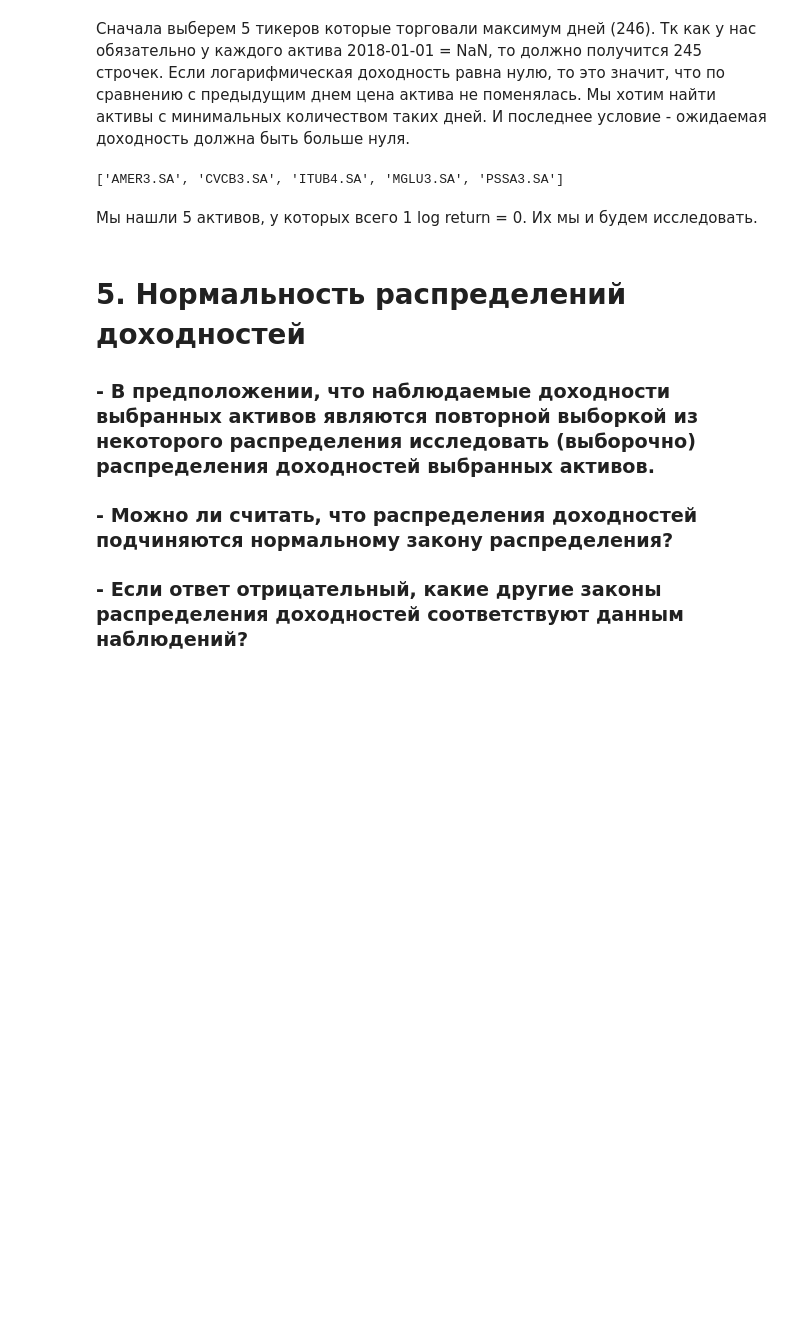
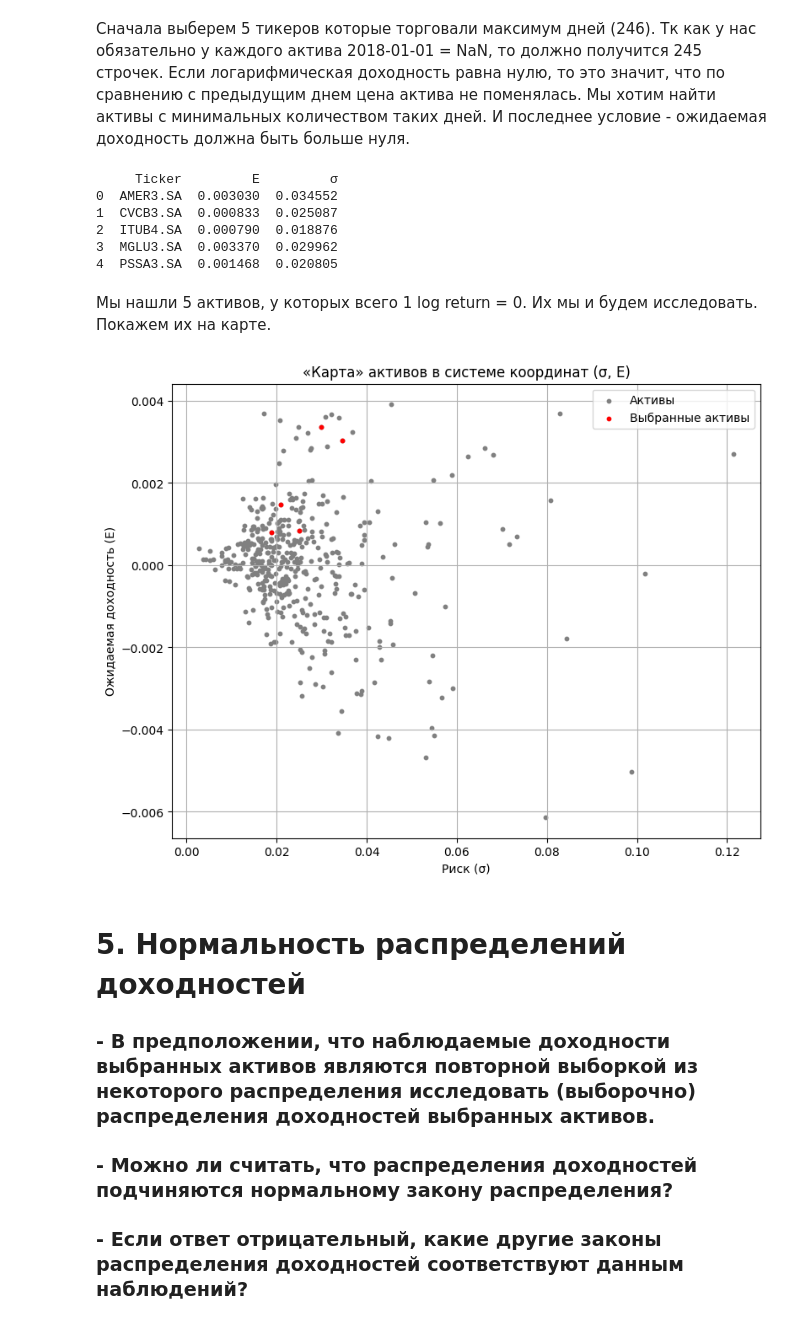
Before and after one commit to AkyLkaNastya/stock-market-analysis, a Jupyter notebook: Часть 1/report.ipynb, the cells around one changed output. Saved outputs shown, nothing was run; the diff lists cells and outputs as text; code cells hidden in the pictures; blank space fills up the shorter version.

```diff
--- a/Часть 1/report.ipynb
+++ b/Часть 1/report.ipynb
@@ -140,0 +111,31 @@ def historicalCVaR(returns, alpha):
+# %%
+from scipy.stats import norm
+
+confidence_level = 95
+
+def monte_carlo_simulation(returns, num_simulations=10000):
+    mean = returns.mean()
+    std_dev = returns.std()
+    simulated_returns = np.random.normal(mean, std_dev, (num_simulations, len(returns)))
+    return simulated_returns
+
+def calculate_historical_var_cvar(returns, confidence_level):
+    var = -np.percentile(returns, 100 - confidence_level)
+    losses = -returns
+    var_threshold = np.percentile(losses, confidence_level)
+    cvar = losses[losses >= var_threshold].mean()
+    return var, cvar
+
+def calculate_parametric_var_cvar(returns, confidence_level):
+    mean = returns.mean()
+    std_dev = returns.std()
+    var = -norm.ppf(1 - confidence_level / 100) * std_dev + mean
+    cvar = -mean + std_dev * norm.pdf(norm.ppf(confidence_level / 100)) / (1 - confidence_level / 100)
+    return var, cvar
+
+def calculate_monte_carlo_var_cvar(simulated_returns, confidence_level):
+    var = -np.percentile(simulated_returns, 100 - confidence_level, axis=0)
+    losses = -simulated_returns
+    var_threshold = np.percentile(losses, confidence_level, axis=0)
+    cvar = losses[losses >= var_threshold].mean(axis=0)
+    return var, cvar
@@ -155,11 +253,30 @@ for ticker in tickers:
     if len(selected_tickers) >= 5:
         break
 
-print(selected_tickers)
+selected = find_E_n_sigma(data, selected_tickers)
+print(selected)
 # %% [output]
-['AMER3.SA', 'CVCB3.SA', 'ITUB4.SA', 'MGLU3.SA', 'PSSA3.SA']
+     Ticker         E         σ
+0  AMER3.SA  0.003030  0.034552
+1  CVCB3.SA  0.000833  0.025087
+2  ITUB4.SA  0.000790  0.018876
+3  MGLU3.SA  0.003370  0.029962
+4  PSSA3.SA  0.001468  0.020805
 # %% [markdown]
-Мы нашли 5 активов, у которых всего 1 log return = 0. Их мы и будем исследовать.
+Мы нашли 5 активов, у которых всего 1 log return = 0. Их мы и будем исследовать. Покажем их на карте.
+# %%
+# Построение карты активов в системе координат (σ, E)
+plt.figure(figsize=(9, 7))
+plt.scatter(risk_and_return['σ'], risk_and_return['E'], s=10, color='grey', label='Активы')
+plt.scatter(selected['σ'], selected['E'], s=10, color='red', label='Выбранные активы')
+plt.title('«Карта» активов в системе координат (σ, E)')
+plt.xlabel('Риск (σ)')
+plt.ylabel('Ожидаемая доходность (E)')
+plt.legend()
+plt.grid()
+plt.show()
+# %% [output]
+[figure, added]
 # %% [markdown]
 # 5. Нормальность распределений доходностей
 ### - В предположении, что наблюдаемые доходности выбранных активов являются повторной выборкой из некоторого распределения исследовать (выборочно) распределения доходностей выбранных активов.
```
Also changed, not shown: parts of 13 cells of this notebook, 3 other files.
